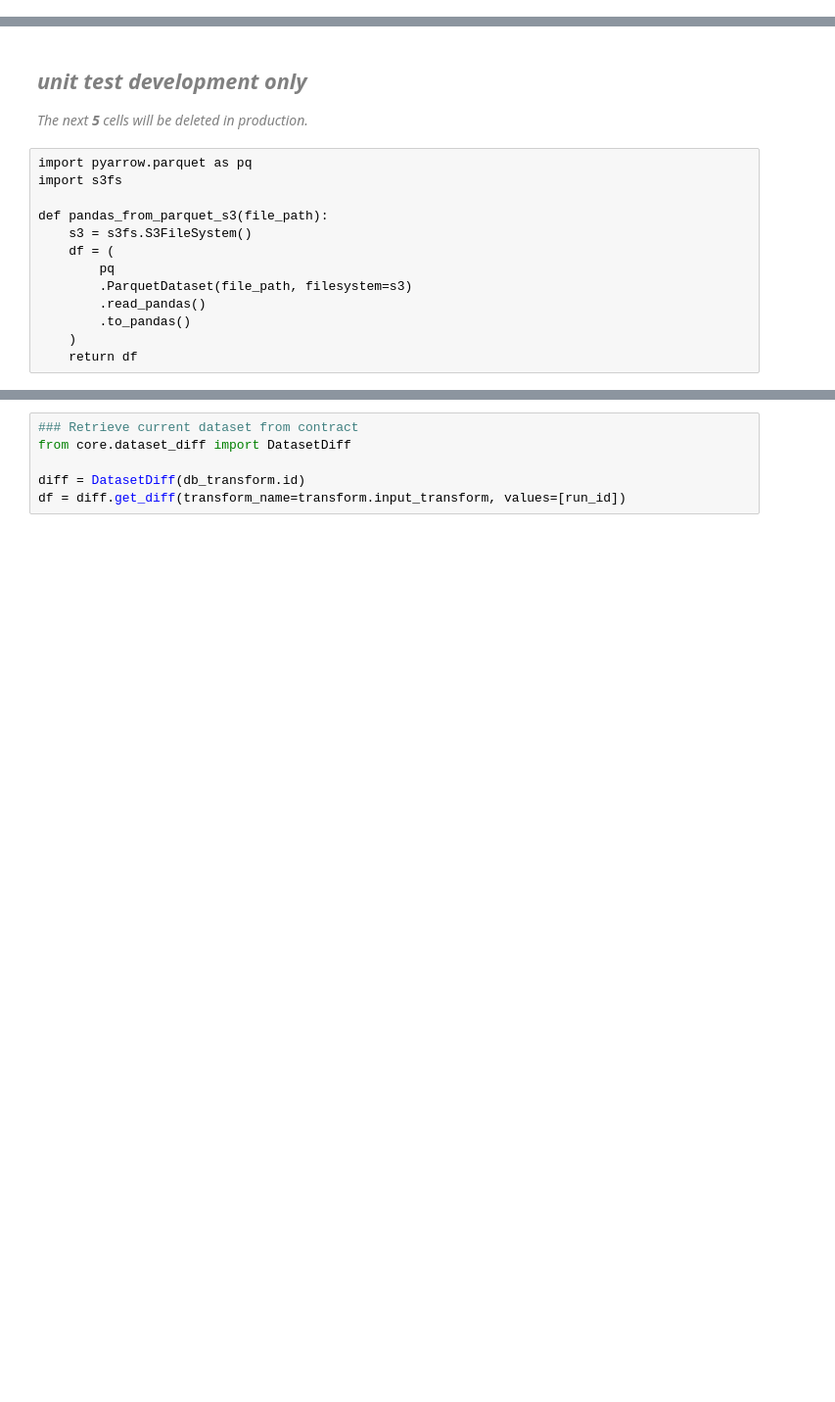
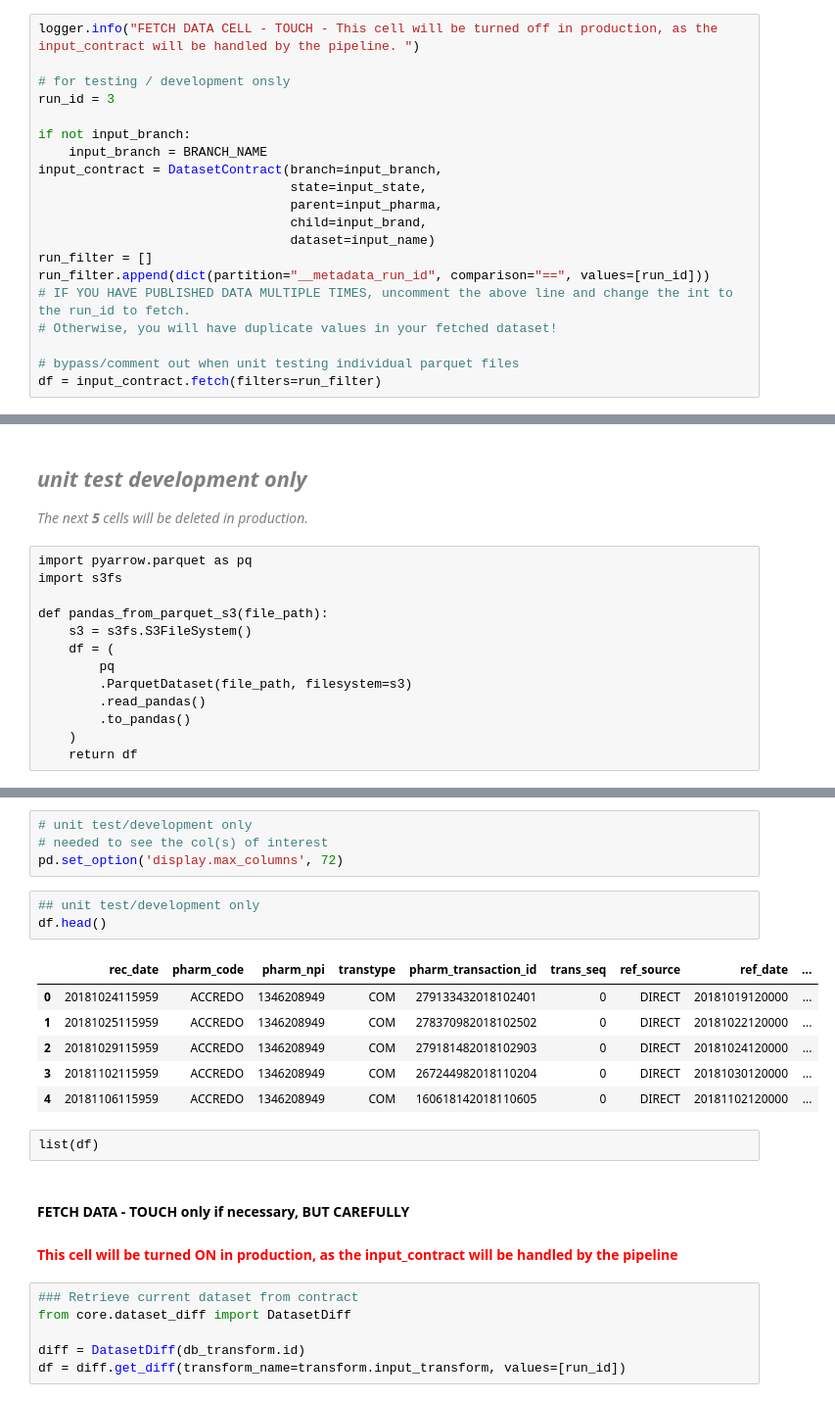
Before and after one commit to RyanAdalbert/s3parq, a Jupyter notebook: transforms/patient_status_enrich_patient_journey_hierarchy.ipynb, the cells around one changed output, grey strips where cells are left out. Shown: that part at 98% size. Drawn from its saved outputs; the diff is of its cells as text; blank space fills up the shorter version.

```diff
--- a/transforms/patient_status_enrich_patient_journey_hierarchy.ipynb
+++ b/transforms/patient_status_enrich_patient_journey_hierarchy.ipynb
@@ -347,0 +441,20 @@ df = input_contract.fetch(filters=run_filter)
+# %%
+logger.info("FETCH DATA CELL - TOUCH - This cell will be turned off in production, as the input_contract will be handled by the pipeline. ")
+
+# for testing / development onsly
+run_id = 3
+
+if not input_branch:
+    input_branch = BRANCH_NAME
+input_contract = DatasetContract(branch=input_branch,
+                                 state=input_state,
+                                 parent=input_pharma,
+                                 child=input_brand,
+                                 dataset=input_name)
+run_filter = []
+run_filter.append(dict(partition="__metadata_run_id", comparison="==", values=[run_id]))
+# IF YOU HAVE PUBLISHED DATA MULTIPLE TIMES, uncomment the above line and change the int to the run_id to fetch.
+# Otherwise, you will have duplicate values in your fetched dataset!
+
+# bypass/comment out when unit testing individual parquet files
+df = input_contract.fetch(filters=run_filter)
@@ -386,3 +494,22 @@ df['sub_status']
+# %%
+# unit test/development only
+# needed to see the col(s) of interest
+pd.set_option('display.max_columns', 72)
+# %%
+## unit test/development only
+df.head()
+# %% [output]
+|  | rec_date | pharm_code | pharm_npi | transtype | pharm_transaction_id | trans_seq | ref_source | ref_date | ... |
+| 0 | 20181024115959 | ACCREDO | 1346208949 | COM | 279133432018102401 | 0 | DIRECT | 20181019120000 | ... |
+| 1 | 20181025115959 | ACCREDO | 1346208949 | COM | 278370982018102502 | 0 | DIRECT | 20181022120000 | ... |
+| 2 | 20181029115959 | ACCREDO | 1346208949 | COM | 279181482018102903 | 0 | DIRECT | 20181024120000 | ... |
+| 3 | 20181102115959 | ACCREDO | 1346208949 | COM | 267244982018110204 | 0 | DIRECT | 20181030120000 | ... |
+| 4 | 20181106115959 | ACCREDO | 1346208949 | COM | 160618142018110605 | 0 | DIRECT | 20181102120000 | ... |
+# %% [raw]
+list(df)
+# %% [markdown]
+#### FETCH DATA - TOUCH only if necessary, BUT CAREFULLY ####
+#### <font color=red>This cell will be turned ON in production, as the input_contract will be handled by the pipeline</color> ####
 # %%
 ### Retrieve current dataset from contract
 from core.dataset_diff import DatasetDiff
```
Also changed, not shown: parts of 34 cells of this notebook.
